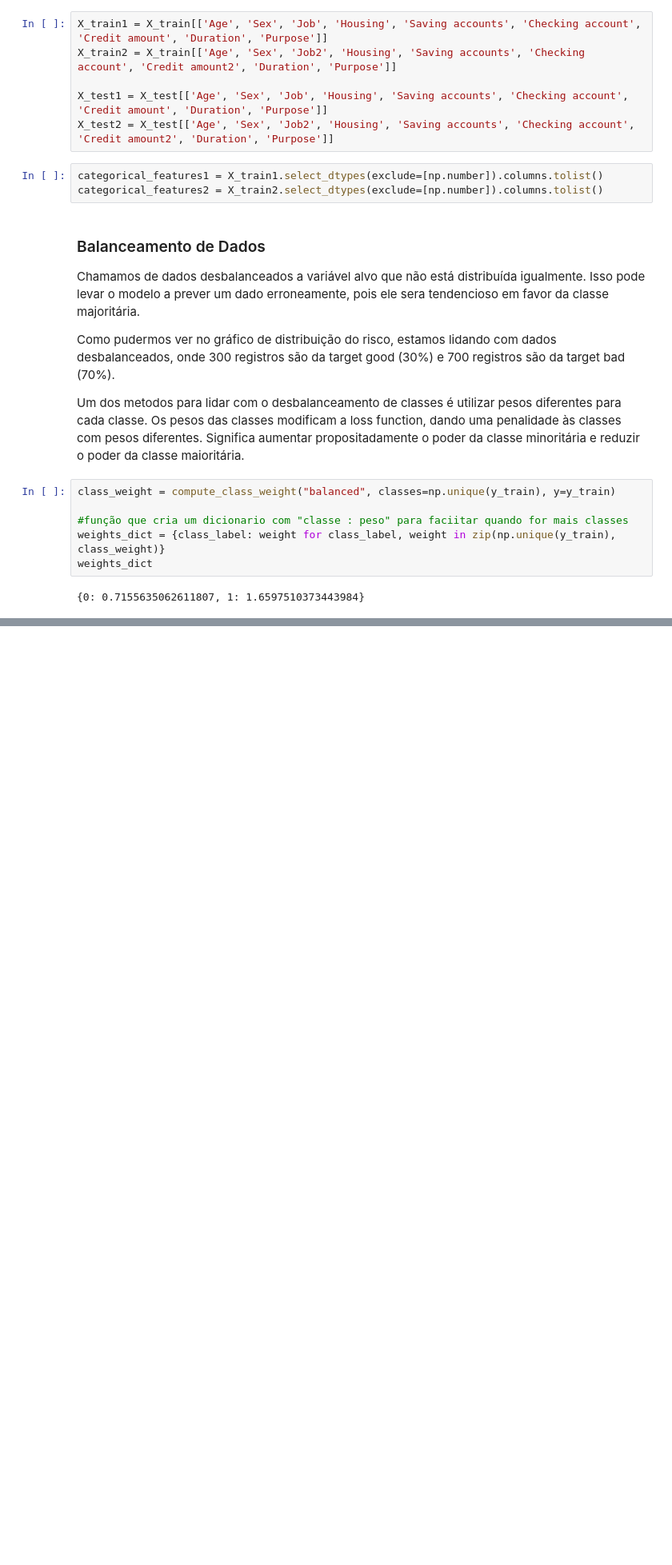
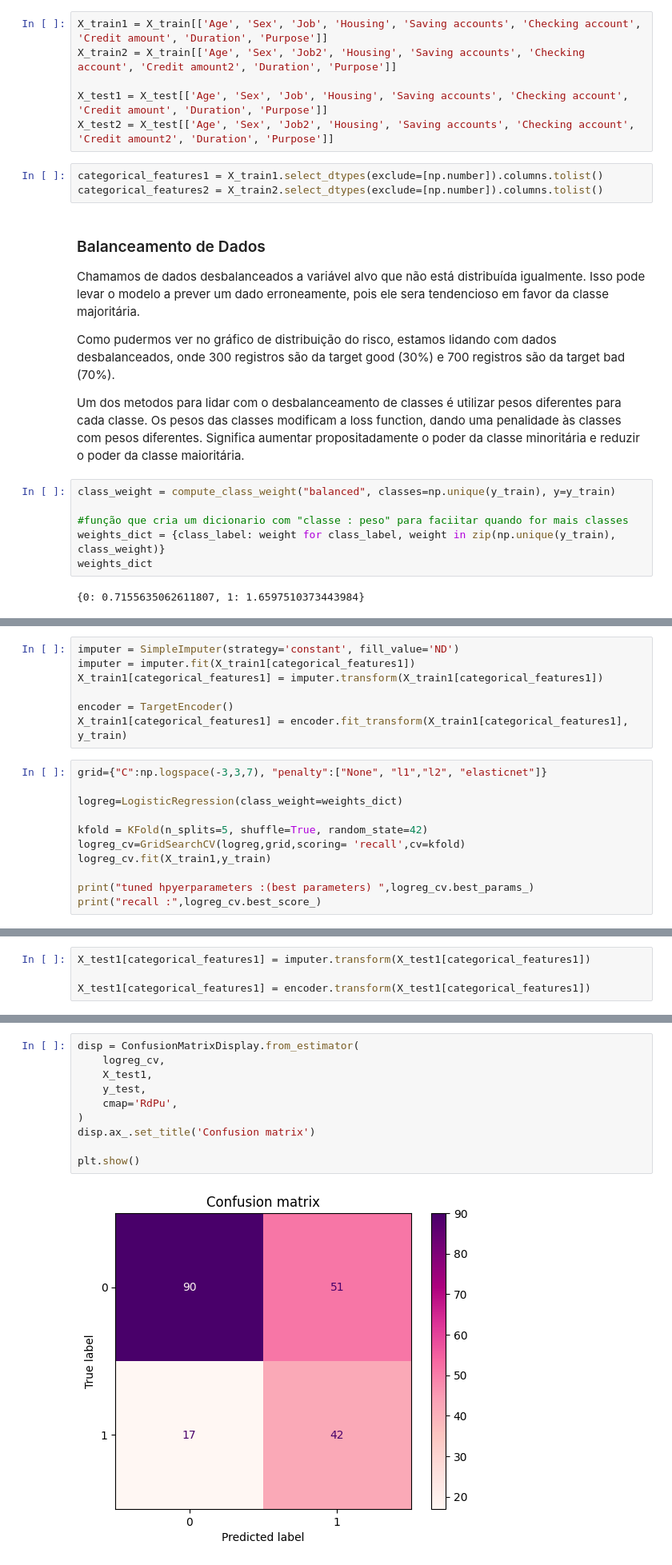
Before and after one commit to dafnefp/model_german_credit, a Jupyter notebook: notebooks/model_german_credit.ipynb, the cells around one changed output, grey strips where cells are left out. Shown at 80% size. Saved outputs shown, nothing was run; the diff lists cells and outputs as text; blank space fills up the shorter version.

```diff
--- a/notebooks/model_german_credit.ipynb
+++ b/notebooks/model_german_credit.ipynb
@@ -498,0 +552,18 @@ results_df.sort_values('recall', ascending=False).head(10)
+# %%
+imputer = SimpleImputer(strategy='constant', fill_value='ND')
+imputer = imputer.fit(X_train1[categorical_features1])
+X_train1[categorical_features1] = imputer.transform(X_train1[categorical_features1])
+
+encoder = TargetEncoder()
+X_train1[categorical_features1] = encoder.fit_transform(X_train1[categorical_features1], y_train)
+# %%
+grid={"C":np.logspace(-3,3,7), "penalty":["None", "l1","l2", "elasticnet"]}
+
+logreg=LogisticRegression(class_weight=weights_dict)
+
+kfold = KFold(n_splits=5, shuffle=True, random_state=42)
+logreg_cv=GridSearchCV(logreg,grid,scoring= 'recall',cv=kfold)
+logreg_cv.fit(X_train1,y_train)
+
+print("tuned hpyerparameters :(best parameters) ",logreg_cv.best_params_)
+print("recall :",logreg_cv.best_score_)
@@ -498,0 +573,4 @@ results_df.sort_values('recall', ascending=False).head(10)
+# %%
+X_test1[categorical_features1] = imputer.transform(X_test1[categorical_features1])
+
+X_test1[categorical_features1] = encoder.transform(X_test1[categorical_features1])
@@ -498,0 +588,12 @@ results_df.sort_values('recall', ascending=False).head(10)
+# %%
+disp = ConfusionMatrixDisplay.from_estimator(
+    logreg_cv,
+    X_test1,
+    y_test,
+    cmap='RdPu',
+)
+disp.ax_.set_title('Confusion matrix')
+
+plt.show()
+# %% [output]
+[figure, added]
```
Also changed, not shown: parts of 21 cells of this notebook.
